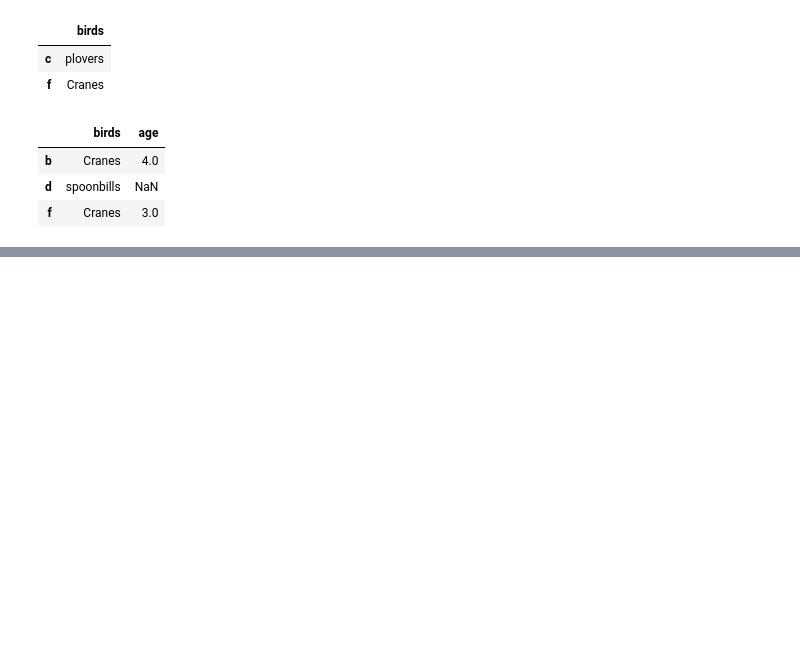
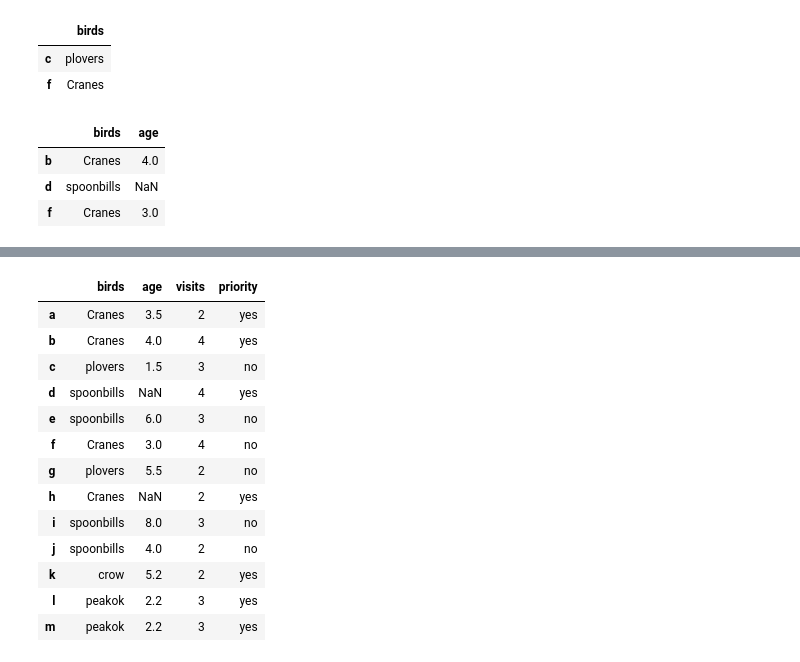
Before and after one commit to roshmol/datascience, a Jupyter notebook: 1 4 22.ipynb, the cells around one changed output, grey strips where cells are left out. Cells and saved outputs as stored; diff of their text form; code cells hidden in the pictures; blank space fills up the shorter version.

```diff
--- a/1 4 22.ipynb
+++ b/1 4 22.ipynb
@@ -205,0 +252,3 @@ df[["birds","age"]][df["visits"]==a]
+# %%
+#append a new row k to the data frame with your choice of values
+df.loc["k"]=["parrot",4.2,3,"yes"]
@@ -205,0 +270,2 @@ df[["birds","age"]][df["visits"]==a]
+# %%
+df.loc["l"]=["crow",5.2,2,"yes"]
@@ -205,0 +288,19 @@ df[["birds","age"]][df["visits"]==a]
+# %%
+df.loc["m"]=["peakok",2.2,3,"yes"]
+# %%
+df
+# %% [output]
+|  | birds | age | visits | priority |
+| a | Cranes | 3.5 | 2 | yes |
+| b | Cranes | 4.0 | 4 | yes |
+| c | plovers | 1.5 | 3 | no |
+| d | spoonbills | NaN | 4 | yes |
+| e | spoonbills | 6.0 | 3 | no |
+| f | Cranes | 3.0 | 4 | no |
+| g | plovers | 5.5 | 2 | no |
+| h | Cranes | NaN | 2 | yes |
+| i | spoonbills | 8.0 | 3 | no |
+| j | spoonbills | 4.0 | 2 | no |
+| k | crow | 5.2 | 2 | yes |
+| l | peakok | 2.2 | 3 | yes |
+| m | peakok | 2.2 | 3 | yes |
```
Also changed, not shown: parts of 12 cells of this notebook, 11 other files.
